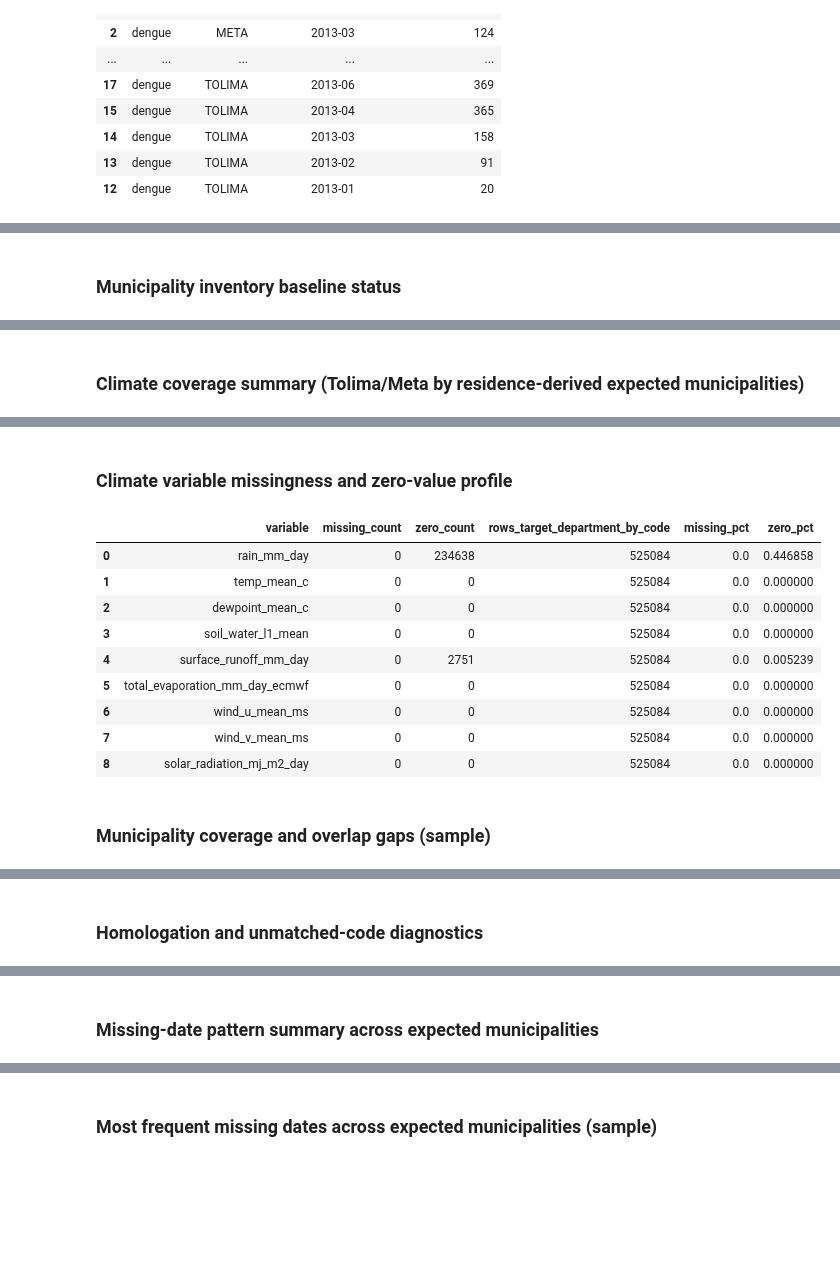
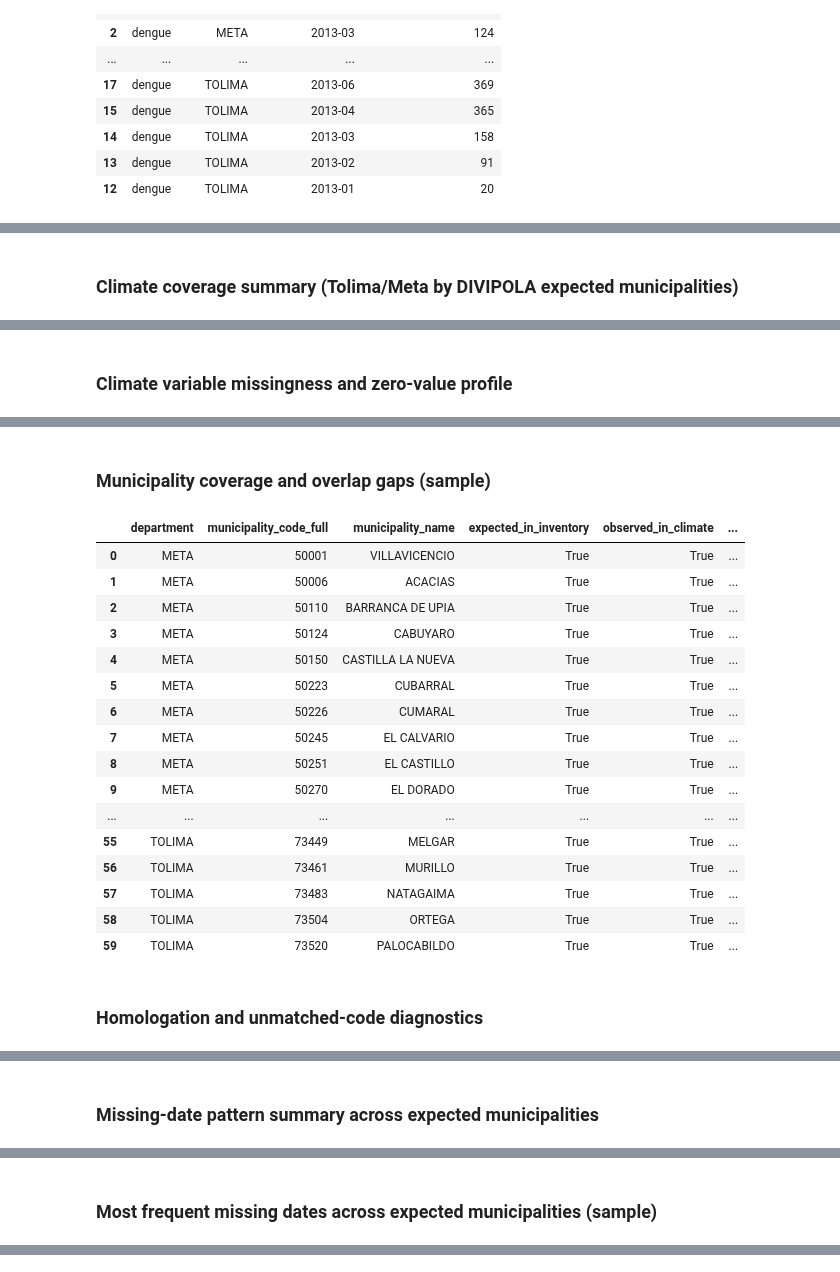
Before and after one commit to j-mauro-r/SAT-Dengue-V2, a Jupyter notebook: notebooks/01_stage2_residence_onset_eda.ipynb, the cells around one changed output, grey strips where cells are left out. Drawn from its saved outputs; the diff is of its cells as text; code cells hidden in the pictures; blank space fills up the shorter version.

```diff
--- a/notebooks/01_stage2_residence_onset_eda.ipynb
+++ b/notebooks/01_stage2_residence_onset_eda.ipynb
@@ -1299,12 +1517,4 @@ if not delay_alert_period_df.empty:
 # %%
-official_inventory_candidates = [
-    repo_root / "data" / "raw" / "official_municipality_inventory.csv",
-    repo_root / "data" / "reference" / "official_municipality_inventory.csv",
-    repo_root / "data" / "reference" / "dane_divipola_municipios.csv",
-]
-official_inventory_available = [p for p in official_inventory_candidates if p.exists()]
-
-
 def analyze_climate_file(
     path: Path,
     expected_catalog_df: pd.DataFrame,
@@ -1553,7 +1763,7 @@ def analyze_climate_file(
                 "department": dept,
                 "municipality_code_full": code,
                 "municipality_name": municipality_name,
-                "expected_in_epidemiology": expected_in_epi,
+                "expected_in_inventory": expected_in_epi,
                 "observed_in_climate": observed_in_climate,
                 "coverage_status": coverage_status,
                 "rows": rows,
@@ -1653,7 +1863,7 @@ def analyze_climate_file(
                 "overlap_start": overlap_start,
                 "overlap_end": overlap_end,
                 "overlap_days": len(overlap_date_set),
-                "expected_municipalities_from_epi": len(expected_set),
+                "expected_municipalities_from_divipola": len(expected_set),
                 "observed_municipalities_in_climate": len(climate_observed_codes),
                 "expected_without_climate": len(expected_without_climate),
                 "climate_without_epi": len(climate_without_epi),
@@ -1690,7 +1900,7 @@ def analyze_climate_file(
 
 climate_outputs = analyze_climate_file(
     data_paths["climate"],
-    expected_catalog_df=scope_catalog_df[["department", "municipality_code_full"]] if not scope_catalog_df.empty else pd.DataFrame(columns=["department", "municipality_code_full"]),
+    expected_catalog_df=TARGET_MUNI_TARGET_DF[["department_name", "municipality_code_full"]].rename(columns={"department_name": "department"}),
     epi_window_start=epi_union_window_start,
     epi_window_end=epi_union_window_end,
 )
@@ -1703,25 +1913,7 @@ climate_gap_freq_df = climate_outputs["gap_freq_df"]
 climate_homologation_df = climate_outputs["homologation_df"]
 
 
-display(Markdown("### Municipality inventory baseline status"))
-if official_inventory_available:
-    inventory_note = pd.DataFrame(
-        {
-            "item": ["official_inventory_found", "source"],
-            "value": [True, "; ".join(str(p.relative_to(repo_root)) for p in official_inventory_available)],
-        }
-    )
-else:
-    inventory_note = pd.DataFrame(
-        {
-            "item": ["official_inventory_found", "source", "status"],
-            "value": [False, "No official inventory file found in-repo", "BLOCKED"],
-        }
-    )
-display(inventory_note)
-
-
-display(Markdown("### Climate coverage summary (Tolima/Meta by residence-derived expected municipalities)"))
+display(Markdown("### Climate coverage summary (Tolima/Meta by DIVIPOLA expected municipalities)"))
 display(climate_summary_df)
 
 display(Markdown("### Climate variable missingness and zero-value profile"))
@@ -1747,4 +1939,4 @@ if not climate_gap_freq_df.empty:
     display(Markdown("### Most frequent missing dates across expected municipalities (sample)"))
     display(climate_gap_freq_df.sort_values("municipality_count_missing_date", ascending=False).head(25))
 # %% [output]
-### Municipality inventory baseline status
+### Climate coverage summary (Tolima/Meta by DIVIPOLA expected municipalities)
@@ -1755 +1945 @@ if not climate_gap_freq_df.empty:
-### Climate coverage summary (Tolima/Meta by residence-derived expected municipalities)
+### Climate variable missingness and zero-value profile
@@ -1758,12 +1956,19 @@ if not climate_gap_freq_df.empty:
-### Climate variable missingness and zero-value profile
+### Municipality coverage and overlap gaps (sample)
-|  | variable | missing_count | zero_count | rows_target_department_by_code | missing_pct | zero_pct |
-| 0 | rain_mm_day | 0 | 234638 | 525084 | 0.0 | 0.446858 |
-| 1 | temp_mean_c | 0 | 0 | 525084 | 0.0 | 0.000000 |
-| 2 | dewpoint_mean_c | 0 | 0 | 525084 | 0.0 | 0.000000 |
-| 3 | soil_water_l1_mean | 0 | 0 | 525084 | 0.0 | 0.000000 |
-| 4 | surface_runoff_mm_day | 0 | 2751 | 525084 | 0.0 | 0.005239 |
-| 5 | total_evaporation_mm_day_ecmwf | 0 | 0 | 525084 | 0.0 | 0.000000 |
-| 6 | wind_u_mean_ms | 0 | 0 | 525084 | 0.0 | 0.000000 |
-| 7 | wind_v_mean_ms | 0 | 0 | 525084 | 0.0 | 0.000000 |
-| 8 | solar_radiation_mj_m2_day | 0 | 0 | 525084 | 0.0 | 0.000000 |
+|  | department | municipality_code_full | municipality_name | expected_in_inventory | observed_in_climate | ... |
+| 0 | META | 50001 | VILLAVICENCIO | True | True | ... |
+| 1 | META | 50006 | ACACIAS | True | True | ... |
+| 2 | META | 50110 | BARRANCA DE UPIA | True | True | ... |
+| 3 | META | 50124 | CABUYARO | True | True | ... |
+| 4 | META | 50150 | CASTILLA LA NUEVA | True | True | ... |
+| 5 | META | 50223 | CUBARRAL | True | True | ... |
+| 6 | META | 50226 | CUMARAL | True | True | ... |
+| 7 | META | 50245 | EL CALVARIO | True | True | ... |
+| 8 | META | 50251 | EL CASTILLO | True | True | ... |
+| 9 | META | 50270 | EL DORADO | True | True | ... |
+| ... | ... | ... | ... | ... | ... | ... |
+| 55 | TOLIMA | 73449 | MELGAR | True | True | ... |
+| 56 | TOLIMA | 73461 | MURILLO | True | True | ... |
+| 57 | TOLIMA | 73483 | NATAGAIMA | True | True | ... |
+| 58 | TOLIMA | 73504 | ORTEGA | True | True | ... |
+| 59 | TOLIMA | 73520 | PALOCABILDO | True | True | ... |
-### Municipality coverage and overlap gaps (sample)
+### Homologation and unmatched-code diagnostics
@@ -1787 +1978 @@ if not climate_gap_freq_df.empty:
-### Homologation and unmatched-code diagnostics
+### Missing-date pattern summary across expected municipalities
@@ -1791 +1981 @@ if not climate_gap_freq_df.empty:
-### Missing-date pattern summary across expected municipalities
+### Most frequent missing dates across expected municipalities (sample)
@@ -1794 +1998,0 @@ if not climate_gap_freq_df.empty:
-### Most frequent missing dates across expected municipalities (sample)
```
Also changed, not shown: parts of 15 cells of this notebook, 38 other files.
